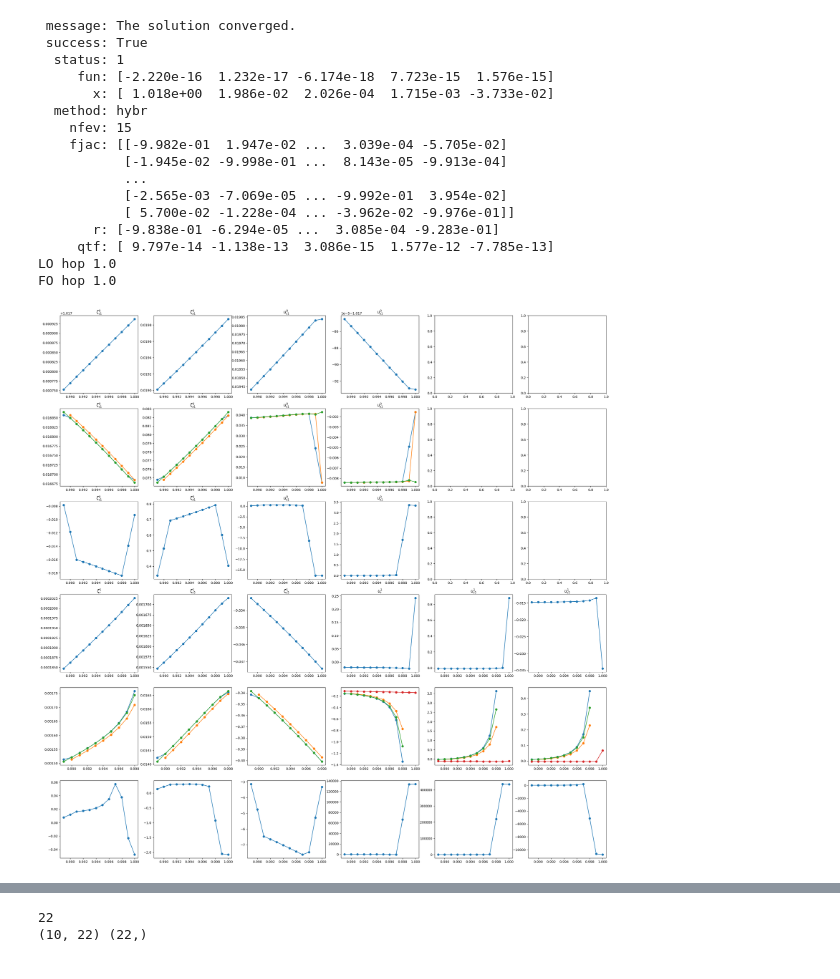
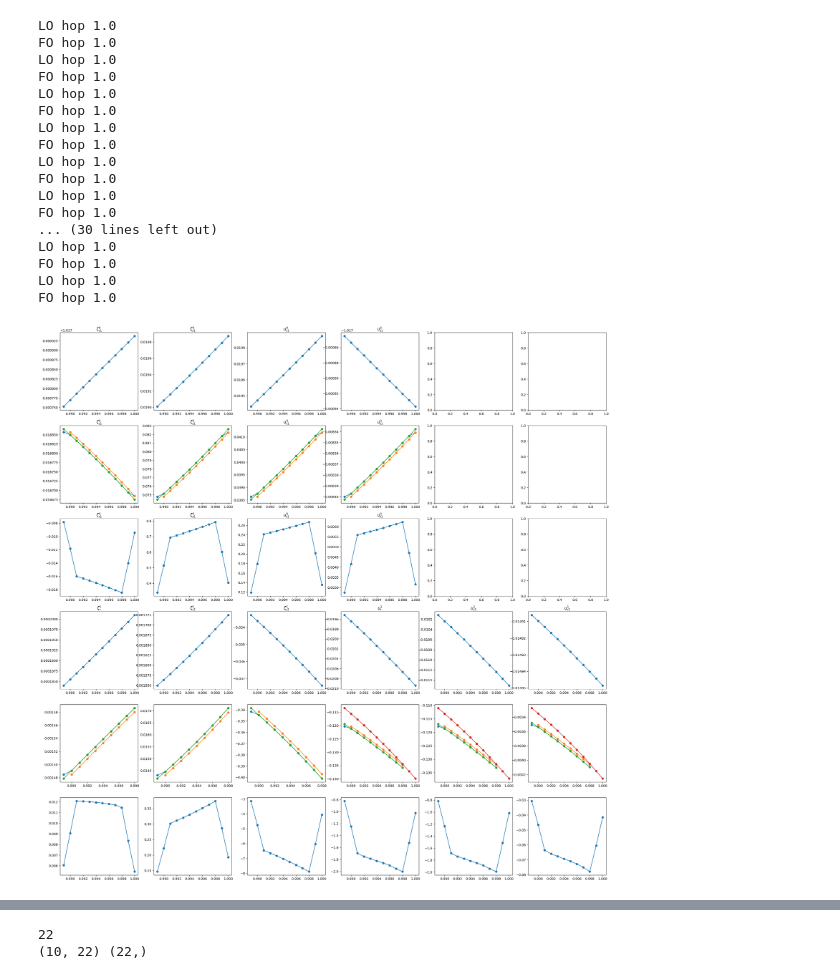
Before and after one commit to Jone-Liekens/Perturbation, a Jupyter notebook: shooting_method_clean.ipynb, the cells around one changed output, grey strips where cells are left out. Cells and saved outputs as stored; diff of their text form; code cells hidden in the pictures.

```diff
--- a/shooting_method_clean.ipynb
+++ b/shooting_method_clean.ipynb
@@ -313,7 +313,7 @@ class PCSWE():
     def solve_shooting(self):
 
         def mismatch(u_r):
-            sol = self.ivp_own_initial_step(u_r)
+            sol = self.ivp(u_r)
 
             dz0c_l, dz0s_l, u0c_l, u0s_l, dz1r_l, dz1c_l, dz1s_l, u1r_l, u1c_l, u1s_l = sol.y[:, -1]
             return [dz0c_l - 1, dz0s_l, dz1r_l, dz1c_l, dz1s_l]
@@ -323,7 +323,7 @@ class PCSWE():
         res = scipy.optimize.root(mismatch, dz_guess)
         print(res)
         if res.status == 1:
-            sol = self.ivp_own_initial_step(res.x, dense_output=True)
+            sol = self.ivp(res.x, dense_output=True)
             return res, sol
 
     def ivp_own_initial_step(self, dz_r, dense_output=False):
@@ -426,54 +426,55 @@ fig, axs = plt.subplots(6, 6, figsize=(30, 30))
 labels=[r"$\zeta^0_{c1}$", r"$\zeta^0_{s1}$", r"$u^0_{c1}$", r"$u^0_{s1}$", r"$\zeta^1_{r}$", r"$\zeta^1_{c2}$", r"$\zeta^1_{s2}$", r"$u^1_{r}$", r"$u^1_{c2}$", r"$u^1_{s2}$"]
 
 
-st = -50
+st, end = -12, 0
 x = x[st:]
 y_x_dx = np.array([pcswe.deriv(x_, sol.sol(x_)) for x_ in x]).T
 u1_x_dx = np.array([pcswe.lhopital_FO(x_, y_[4:], y_[:4], y_dx[:4], y_dx[4:7]) for x_, y_, y_dx in zip(x, sol.sol(x).T, y_x_dx.T)]).T
 
 
 for i in range(4):
     axs[0, i].set_title(labels[i])
     axs[0, i].plot(x, sol.sol(x)[i],'o-')
 for i in range(4):
     axs[1, i].set_title(labels[i])
     axs[1, i].plot(x, np.gradient(sol.sol(x)[i], x),'o-')
     axs[1, i].plot(x[1:], np.diff(sol.sol(x)[i]) / np.diff(x),'o-')
     axs[1, i].plot(x, y_x_dx[i], 'o-')
 for i in range(4):
     axs[2, i].set_title(labels[i])
     axs[2, i].plot(x, np.gradient(np.gradient(sol.sol(x)[i], x), x),'o-')
 for i in range(6):
     axs[3, i].set_title(labels[4+i])
     axs[3, i].plot(x, sol.sol(x)[4+i],'o-')
 for i in range(6):
     axs[4, i].plot(x[:-2], np.gradient(sol.sol(x)[4+i], x)[:-2],'o-')
     axs[4, i].plot(x[1:-2], (np.diff(sol.sol(x)[4+i]) / np.diff(x))[:-2],'o-')
     axs[4, i].plot(x[:-2], y_x_dx[4+i][:-2], 'o-')
 for i in range(3):
     axs[4, 3+i].plot(x, u1_x_dx[i], 'o-')
 
 for i in range(6):
     axs[5, i].plot(x, np.gradient(np.gradient(sol.sol(x)[4+i], x), x),'o-')
 plt.show()
 # %% [output]
- message: The solution converged.
- success: True
-  status: 1
-     fun: [-2.220e-16  1.232e-17 -6.174e-18  7.723e-15  1.576e-15]
-       x: [ 1.018e+00  1.986e-02  2.026e-04  1.715e-03 -3.733e-02]
-  method: hybr
-    nfev: 15
-    fjac: [[-9.982e-01  1.947e-02 ...  3.039e-04 -5.705e-02]
-           [-1.945e-02 -9.998e-01 ...  8.143e-05 -9.913e-04]
-           ...
-           [-2.565e-03 -7.069e-05 ... -9.992e-01  3.954e-02]
-           [ 5.700e-02 -1.228e-04 ... -3.962e-02 -9.976e-01]]
-       r: [-9.838e-01 -6.294e-05 ...  3.085e-04 -9.283e-01]
-     qtf: [ 9.797e-14 -1.138e-13  3.086e-15  1.577e-12 -7.785e-13]
 LO hop 1.0
 FO hop 1.0
+LO hop 1.0
+FO hop 1.0
+LO hop 1.0
+FO hop 1.0
+LO hop 1.0
+FO hop 1.0
+LO hop 1.0
+FO hop 1.0
+LO hop 1.0
+FO hop 1.0
+... (30 lines left out)
+LO hop 1.0
+FO hop 1.0
+LO hop 1.0
+FO hop 1.0
-[figure, old version]
+[figure, new version]
 # %%
 
 fig, axs = plt.subplots(4, 6, figsize=(30, 20))
```
Also changed, not shown: parts of 1 cell of this notebook, 1 other file.
